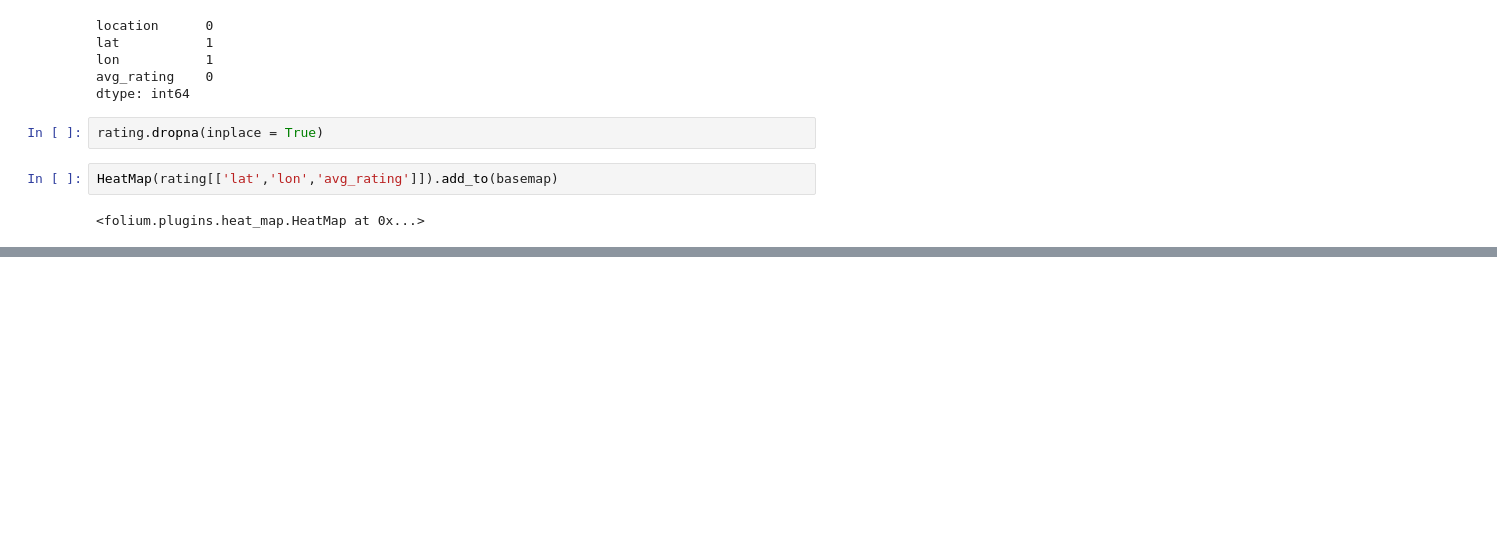
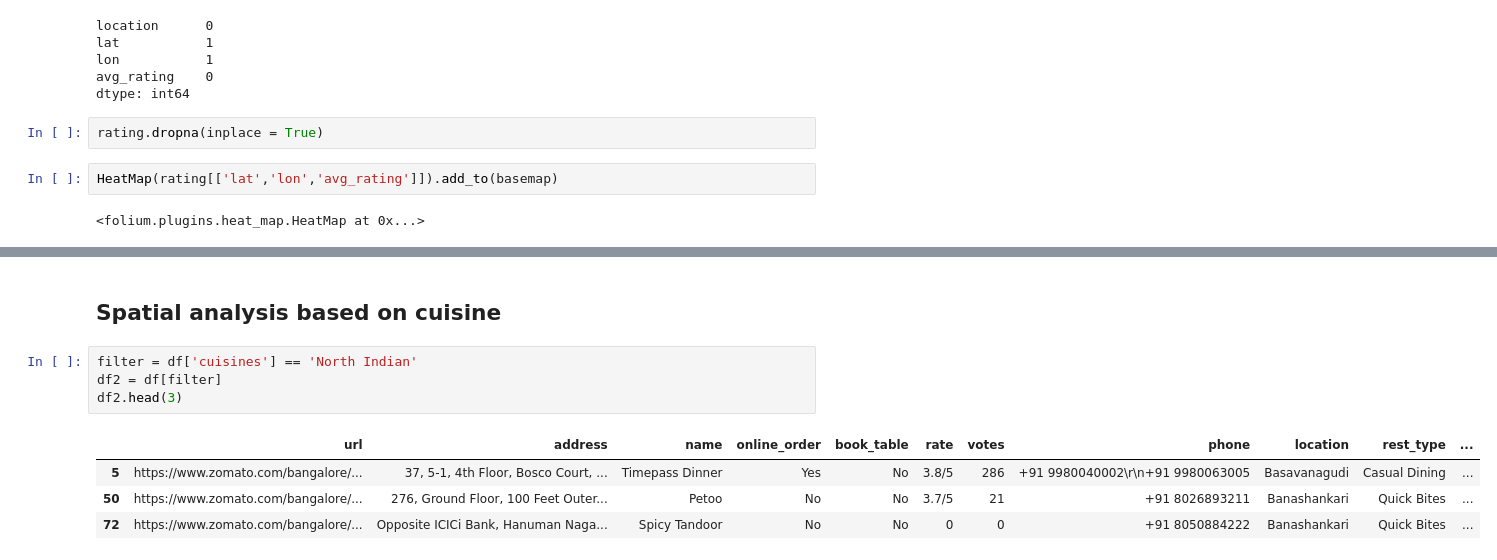
Before and after one commit to unpatel1/Challenge_AProjectAWeek, a Jupyter notebook: Week_07/Zomato_geospatial_DA.ipynb, the cells around one changed output, grey strips where cells are left out. Cells and saved outputs as stored; diff of their text form; blank space fills up the shorter version.

```diff
--- a/Week_07/Zomato_geospatial_DA.ipynb
+++ b/Week_07/Zomato_geospatial_DA.ipynb
@@ -376,3 +376,14 @@ HeatMap(rating[['lat','lon','avg_rating']]).add_to(basemap)
 basemap
 # %% [output]
 [interactive output not drawn]
+# %% [markdown]
+## Spatial analysis based on cuisine
+# %%
+filter = df['cuisines'] == 'North Indian'
+df2 = df[filter]
+df2.head(3)
+# %% [output]
+|  | url | address | name | online_order | book_table | rate | votes | phone | location | rest_type | ... |
+| 5 | https://www.zomato.com/bangalore/... | 37, 5-1, 4th Floor, Bosco Court, ... | Timepass Dinner | Yes | No | 3.8/5 | 286 | +91 9980040002\r\n+91 9980063005 | Basavanagudi | Casual Dining | ... |
+| 50 | https://www.zomato.com/bangalore/... | 276, Ground Floor, 100 Feet Outer... | Petoo | No | No | 3.7/5 | 21 | +91 8026893211 | Banashankari | Quick Bites | ... |
+| 72 | https://www.zomato.com/bangalore/... | Opposite ICICi Bank, Hanuman Naga... | Spicy Tandoor | No | No | 0 | 0 | +91 8050884222 | Banashankari | Quick Bites | ... |
```
Also changed, not shown: parts of 8 cells of this notebook.
